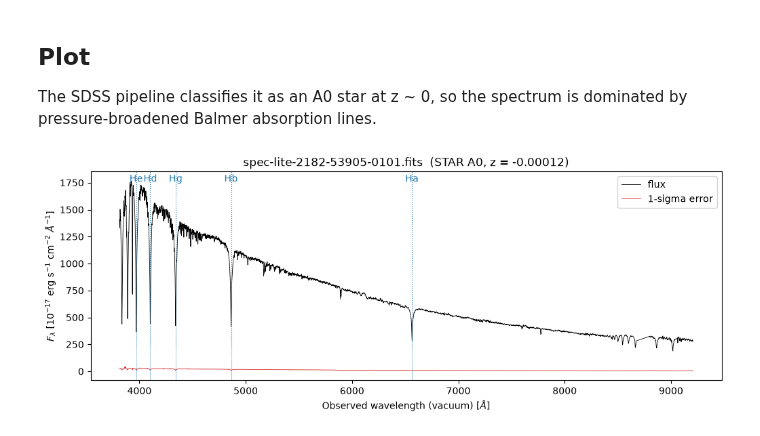
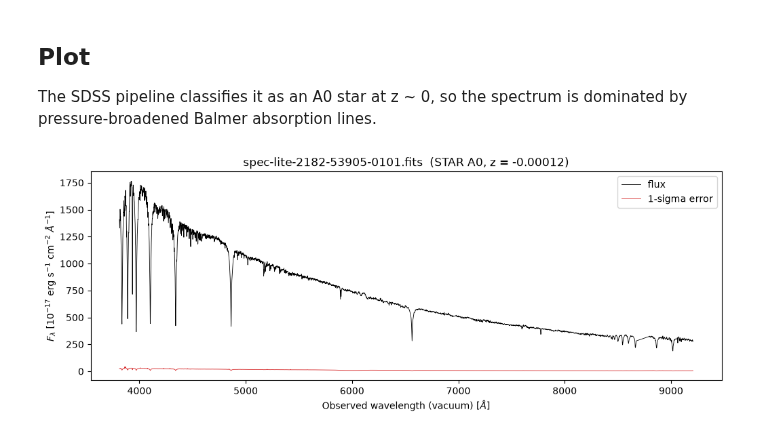
Before and after one commit to FeatAstro/RAD-2026, a Jupyter notebook: notebooks/MAST_query.ipynb, the cells around one changed output. Cells and saved outputs as stored; diff of their text form; code cells hidden in the pictures.

```diff
--- a/notebooks/MAST_query.ipynb
+++ b/notebooks/MAST_query.ipynb
@@ -30,8 +32,13 @@ Table length=1
 `specObj-dr17.fits` (~7 GB) that MAST also attaches to SDSS
 observations.
 # %%
-paths = download_mast_spectra(
-    obs, download_dir="../data/mast", productSubGroupDescription="SPECTRA"
-)
+download_dir = Path("../data/mast")
+# Reuse spectra from a previous run: MAST requests have no socket timeout,
+# so a hung server would block this cell indefinitely
+paths = sorted(download_dir.glob("*.fits"))
+if not paths:
+    paths = download_mast_spectra(
+        obs, download_dir=download_dir, productSubGroupDescription="SPECTRA"
+    )
 paths
 # %% [output]
@@ -55,20 +60,15 @@ median S/N = 61.6
 The SDSS pipeline classifies it as an A0 star at z ~ 0, so the
 spectrum is dominated by pressure-broadened Balmer absorption lines.
 # %%
-# Balmer lines, vacuum rest wavelengths, Angstrom
-balmer = {"Ha": 6564.61, "Hb": 4862.68, "Hg": 4341.69, "Hd": 4102.89, "He": 3971.20}
 z = spec.meta["z"]
 
 fig, ax = plt.subplots(figsize=(12, 4))
 ax.plot(spec.wave, spec.flux, lw=0.6, color="k", label="flux")
 ax.plot(spec.wave, spec.error, lw=0.6, color="C3", label="1-sigma error")
-for name, w0 in balmer.items():
-    ax.axvline(w0 * (1 + z), color="C0", ls=":", lw=0.8)
-    ax.text(w0 * (1 + z), ax.get_ylim()[1] * 0.95, name, ha="center", color="C0")
 ax.set_xlabel(r"Observed wavelength (vacuum) [$\AA$]")
 ax.set_ylabel(r"$F_\lambda$ [$10^{-17}$ erg s$^{-1}$ cm$^{-2}$ $\AA^{-1}$]")
 ax.set_title(f"{path.name}  ({spec.meta['class']} {spec.meta['subclass']}, z = {z:.5f})")
 ax.legend()
 plt.show()
 # %% [output]
-[figure, old version]
+[figure, new version]
```
Also changed, not shown: parts of 3 cells of this notebook, 1 other file.
